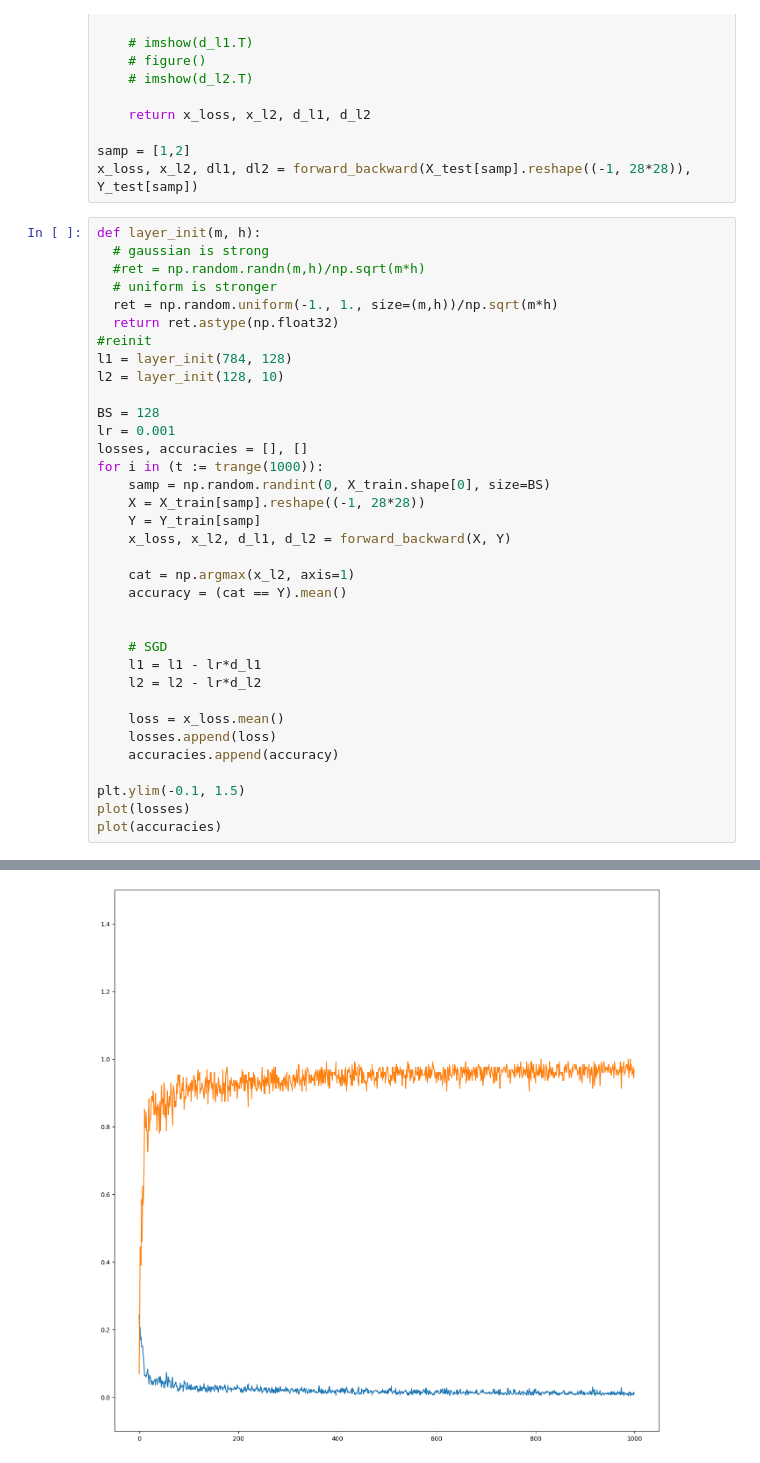
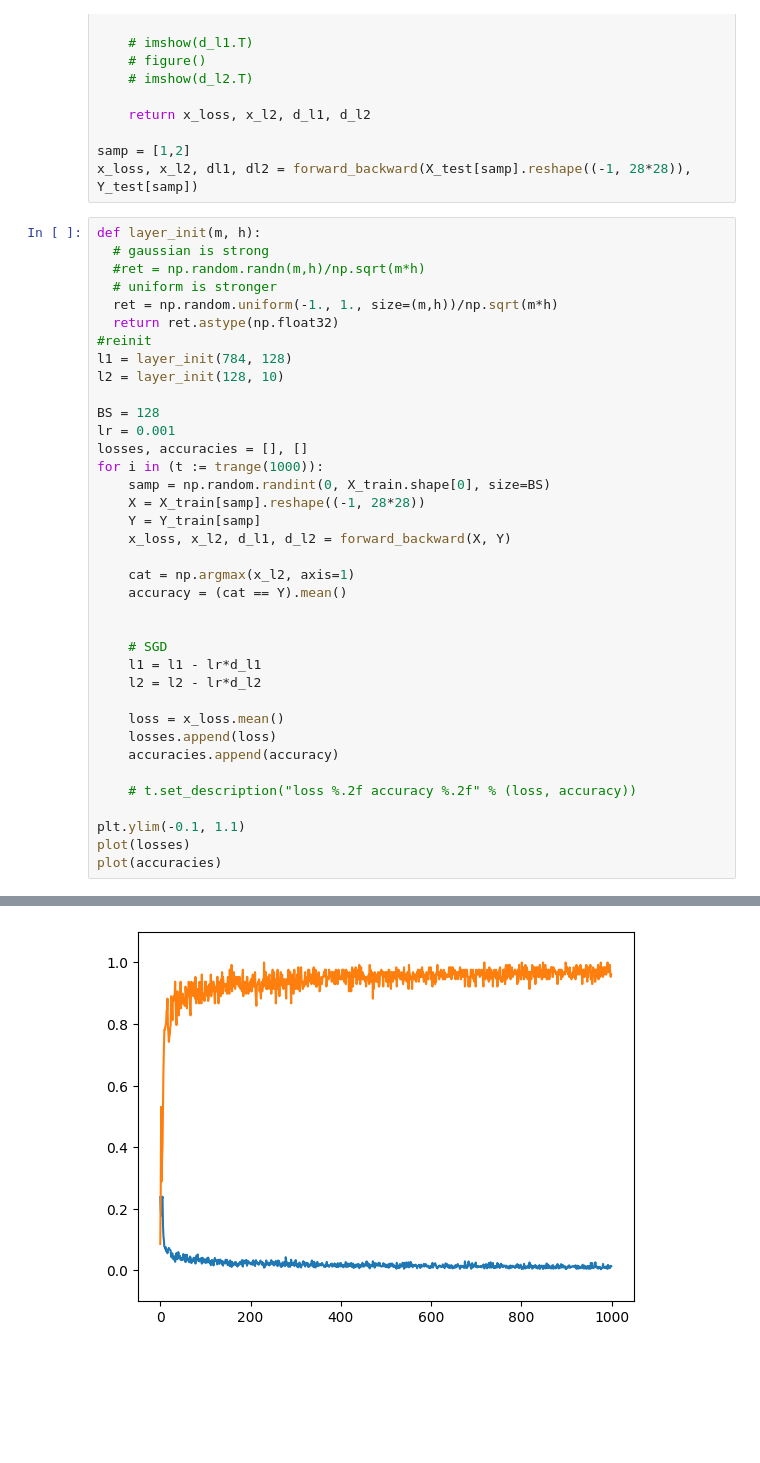
Before and after one commit to leosmaia21/mnisFromScratch, a Jupyter notebook: mnistFromScratch.ipynb, the cells around one changed output, grey strips where cells are left out. Cells and saved outputs as stored; diff of their text form; blank space fills up the shorter version.

```diff
--- a/mnistFromScratch.ipynb
+++ b/mnistFromScratch.ipynb
@@ -169,32 +169,34 @@ def layer_init(m, h):
   return ret.astype(np.float32)
 #reinit
 l1 = layer_init(784, 128)
 l2 = layer_init(128, 10)
 
 BS = 128
 lr = 0.001
 losses, accuracies = [], []
 for i in (t := trange(1000)):
     samp = np.random.randint(0, X_train.shape[0], size=BS)
     X = X_train[samp].reshape((-1, 28*28))
     Y = Y_train[samp]
     x_loss, x_l2, d_l1, d_l2 = forward_backward(X, Y)
 
     cat = np.argmax(x_l2, axis=1)
     accuracy = (cat == Y).mean()
 
 
     # SGD
     l1 = l1 - lr*d_l1
     l2 = l2 - lr*d_l2
 
     loss = x_loss.mean()
     losses.append(loss)
     accuracies.append(accuracy)
 
-plt.ylim(-0.1, 1.5)
+    # t.set_description("loss %.2f accuracy %.2f" % (loss, accuracy))
+
+plt.ylim(-0.1, 1.1)
 plot(losses)
 plot(accuracies)
 # %% [output]
 [<matplotlib.lines.Line2D at 0x...>]
-[figure, old version]
+[figure, new version]
```
Also changed, not shown: parts of 8 cells of this notebook, 1 other file.
